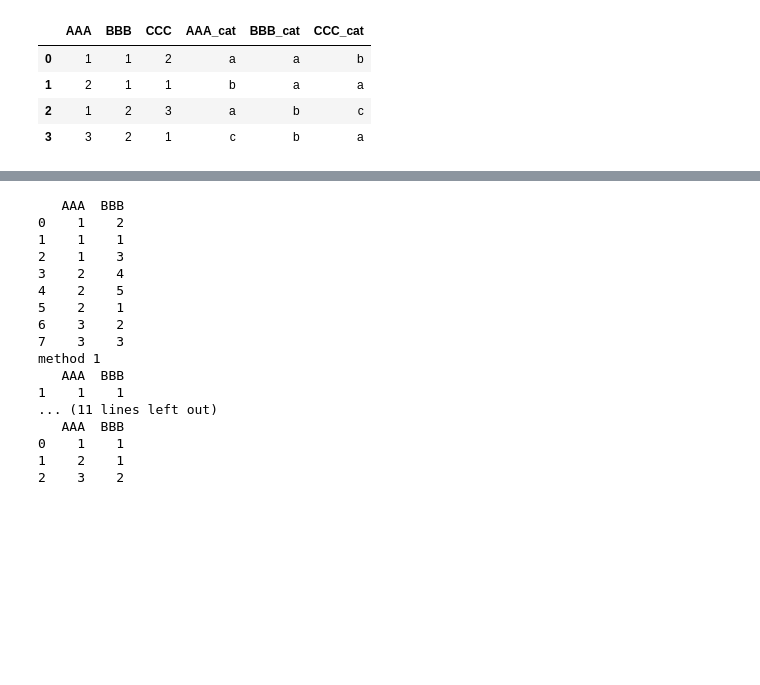
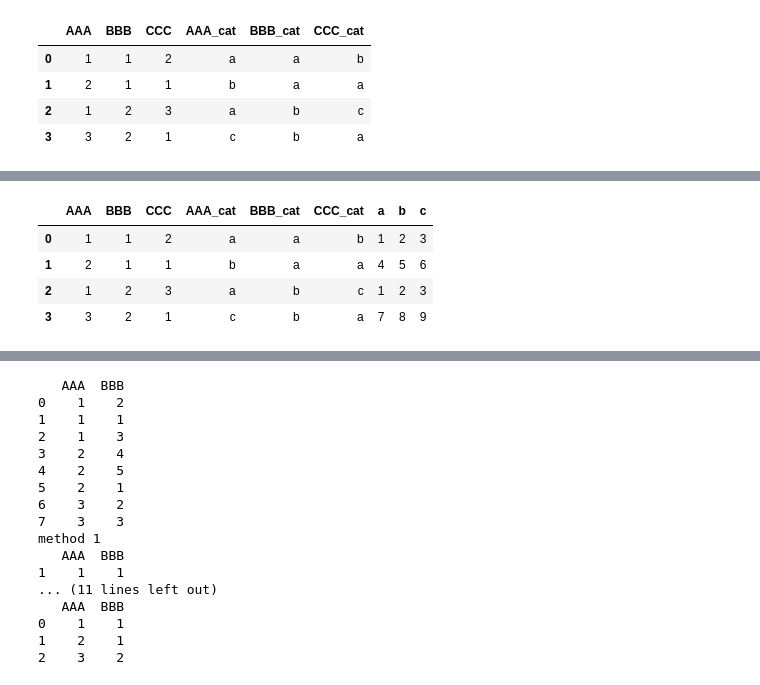
Before and after one commit to macul99/algo_study, a Jupyter notebook: pandas_crash_course/cook_book.ipynb, the cells around one changed output, grey strips where cells are left out. Drawn from its saved outputs; the diff is of its cells as text; code cells hidden in the pictures; blank space fills up the shorter version.

```diff
--- a/pandas_crash_course/cook_book.ipynb
+++ b/pandas_crash_course/cook_book.ipynb
@@ -37,3 +357,9 @@ df
 | 1 | 2 | 1 | 1 | b | a | a |
 | 2 | 1 | 2 | 3 | a | b | c |
 | 3 | 3 | 2 | 1 | c | b | a |
+# %%
+dm = {
+    'a': [1, 2, 3],
+    'b': [4, 5, 6],
+    'c': [7, 8, 9]
+}
@@ -39,0 +394,9 @@ df
+# %%
+df1[['a','b','c']]=df1[['AAA_cat']].apply(lambda x: pd.Series(dm[x['AAA_cat']]), axis=1)
+df1.head()
+# %% [output]
+|  | AAA | BBB | CCC | AAA_cat | BBB_cat | CCC_cat | a | b | c |
+| 0 | 1 | 1 | 2 | a | a | b | 1 | 2 | 3 |
+| 1 | 2 | 1 | 1 | b | a | a | 4 | 5 | 6 |
+| 2 | 1 | 2 | 3 | a | b | c | 1 | 2 | 3 |
+| 3 | 3 | 2 | 1 | c | b | a | 7 | 8 | 9 |
```
Also changed, not shown: parts of 63 cells of this notebook.
